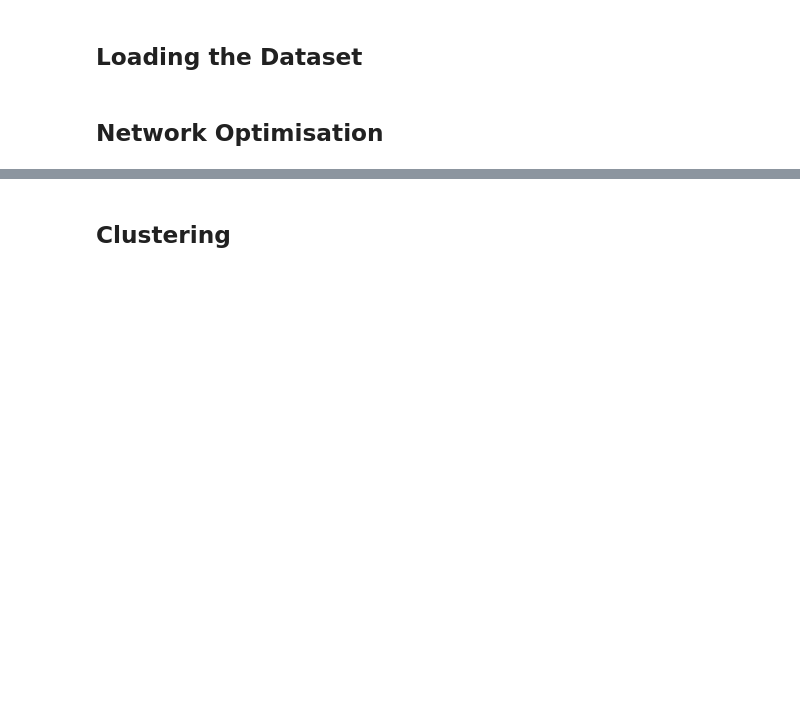
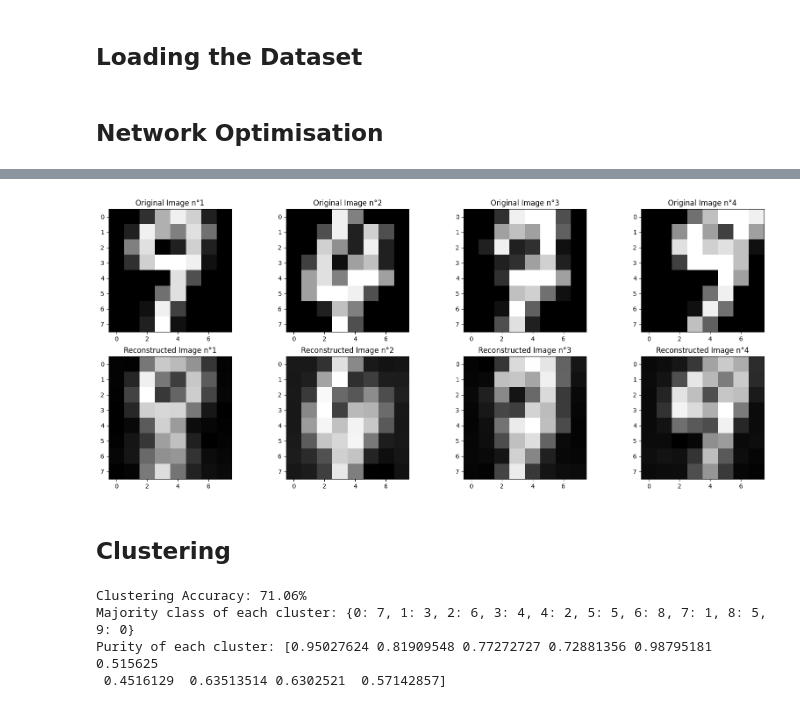
Before and after one commit to Ethan2541/Neural-Network-Library, a Jupyter notebook: experiments/clustering.ipynb, the cells around one changed output, grey strips where cells are left out. Saved outputs shown, nothing was run; the diff lists cells and outputs as text; code cells hidden in the pictures; blank space fills up the shorter version.

```diff
--- a/experiments/clustering.ipynb
+++ b/experiments/clustering.ipynb
@@ -29,9 +30,12 @@ digits = load_digits()
 X = digits.data
 y = digits.target
 
-X_train, X_test, y_train, y_test = train_test_split(X, y, test_size=0.2)
-y_train_one_hot = encode_one_hot(y_train)
-y_test_one_hot = encode_one_hot(y_test)
+# Min-Max Scaling
+x_min = X.min()
+x_max = X.max()
+X = (X - x_min) / (x_max - x_min)
+
+X_train, X_test = train_test_split(X, test_size=0.2)
 # %% [markdown]
 ## Network Optimisation
 # %%
@@ -59,2 +97,20 @@ def grid_search(params):
+# %%
+n_images = 8
+subplots_size = n_images//2
+
+random_indexes = np.random.choice(range(X_test.shape[0]), subplots_size, replace=False)
+original_images = X_test[random_indexes]
+reconstructed_images = best_model(original_images)
+
+plt.subplots(2, 4, figsize=(20, 8))
+for i in range(subplots_size):
+    plt.subplot(2, 4, i+1)
+    plt.title(f"Original Image n°{i+1}")
+    plt.imshow(original_images[i].reshape(8,8), cmap='gray')
+    plt.subplot(2, 4, subplots_size+i+1)
+    plt.title(f"Reconstructed Image n°{i+1}")
+    plt.imshow(reconstructed_images[i].reshape(8,8), cmap='gray')
+# %% [output]
+[figure, added]
 # %% [markdown]
 ## Clustering
@@ -60,0 +143,14 @@ def grid_search(params):
+# %%
+labels = cluster_latent_representation(best_model, X)
+accuracy = clustering_accuracy(y, labels)
+clusters_classes = clusters_majority_class(y, labels)
+clusters_purities = clusters_purity(y, labels)
+
+print(f"Clustering Accuracy: {accuracy*100:.2f}%")
+print(f"Majority class of each cluster: {clusters_classes}")
+print(f"Purity of each cluster: {clusters_purities}")
+# %% [output]
+Clustering Accuracy: 71.06%
+Majority class of each cluster: {0: 7, 1: 3, 2: 6, 3: 4, 4: 2, 5: 5, 6: 8, 7: 1, 8: 5, 9: 0}
+Purity of each cluster: [0.95027624 0.81909548 0.77272727 0.72881356 0.98795181 0.515625
+ 0.4516129  0.63513514 0.6302521  0.57142857]
```
Also changed, not shown: parts of 9 cells of this notebook, 2 other files.
